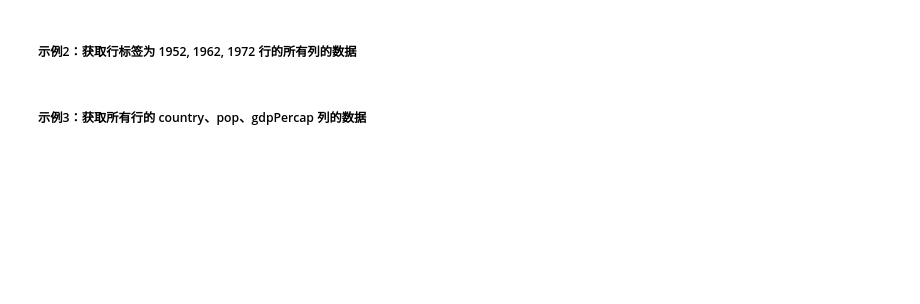
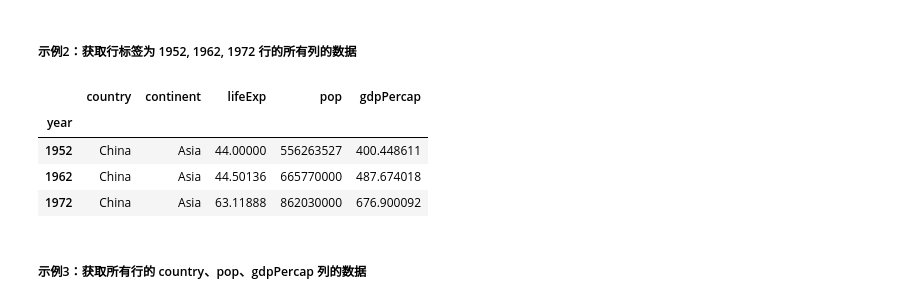
Before and after one commit to JohnChow96927/python-bigdata, a Jupyter notebook: Pandas/day1_220118/02-Pandas快速入门.ipynb, the cells around one changed output. Saved outputs shown, nothing was run; the diff lists cells and outputs as text; code cells hidden in the pictures; blank space fills up the shorter version.

```diff
--- a/Pandas/day1_220118/02-Pandas快速入门.ipynb
+++ b/Pandas/day1_220118/02-Pandas快速入门.ipynb
@@ -60,4 +77,12 @@ pandas.core.frame.DataFrame
 # %% [markdown]
 ##### 示例2：获取行标签为 1952, 1962, 1972 行的所有列的数据
+# %%
+china_df.loc[[1952, 1962, 1972]]
+# %% [output]
+|  | country | continent | lifeExp | pop | gdpPercap |
+| year |  |  |  |  |  |
+| 1952 | China | Asia | 44.00000 | 556263527 | 400.448611 |
+| 1962 | China | Asia | 44.50136 | 665770000 | 487.674018 |
+| 1972 | China | Asia | 63.11888 | 862030000 | 676.900092 |
 # %% [markdown]
 ##### 示例3：获取所有行的 country、pop、gdpPercap 列的数据
```
Also changed, not shown: parts of 15 cells of this notebook, 5 other files.
